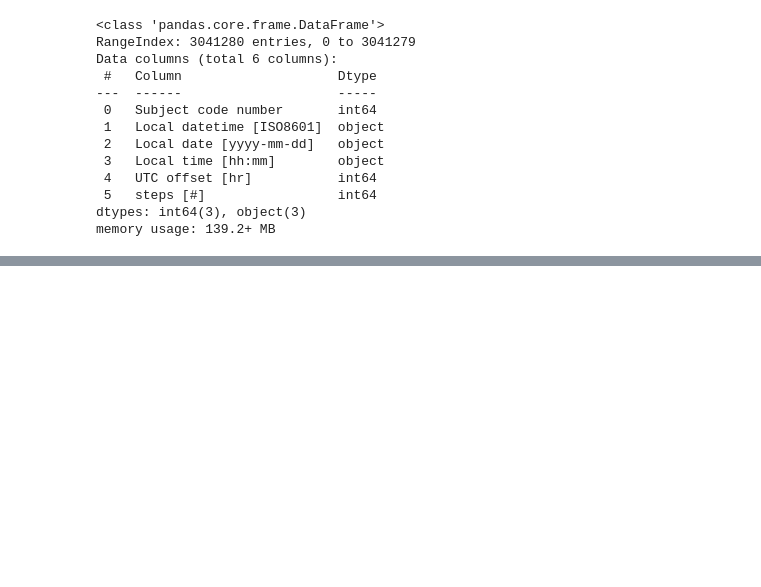
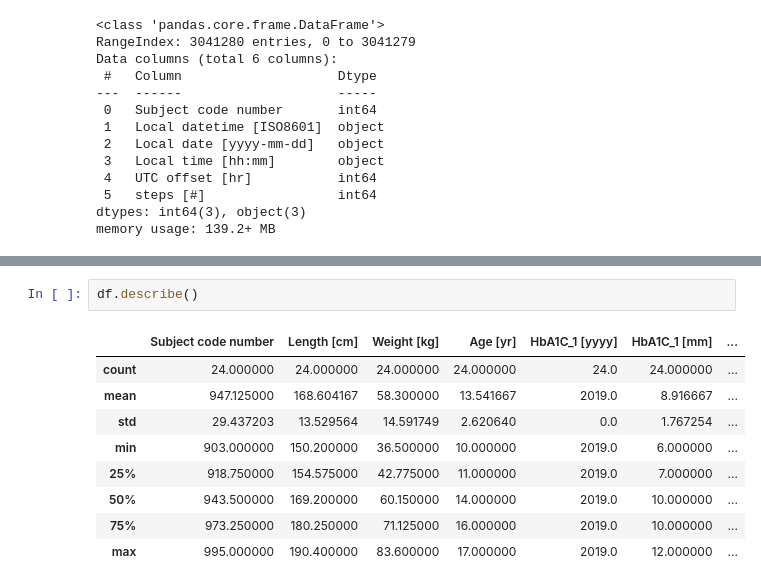
Before and after one commit to DSa-Hb1Ac/dataset-diabetes-adolescents-time-series-with-heart-rate, a Jupyter notebook: dataunderstanding.ipynb, the cells around one changed output, grey strips where cells are left out. Drawn from its saved outputs; the diff is of its cells as text; blank space fills up the shorter version.

```diff
--- a/dataunderstanding.ipynb
+++ b/dataunderstanding.ipynb
@@ -150,0 +272,12 @@ memory usage: 139.2+ MB
+# %%
+df.describe()
+# %% [output]
+|  | Subject code number | Length [cm] | Weight [kg] | Age [yr] | HbA1C_1 [yyyy] | HbA1C_1 [mm] | ... |
+| count | 24.000000 | 24.000000 | 24.000000 | 24.000000 | 24.0 | 24.000000 | ... |
+| mean | 947.125000 | 168.604167 | 58.300000 | 13.541667 | 2019.0 | 8.916667 | ... |
+| std | 29.437203 | 13.529564 | 14.591749 | 2.620640 | 0.0 | 1.767254 | ... |
+| min | 903.000000 | 150.200000 | 36.500000 | 10.000000 | 2019.0 | 6.000000 | ... |
+| 25% | 918.750000 | 154.575000 | 42.775000 | 11.000000 | 2019.0 | 7.000000 | ... |
+| 50% | 943.500000 | 169.200000 | 60.150000 | 14.000000 | 2019.0 | 10.000000 | ... |
+| 75% | 973.250000 | 180.250000 | 71.125000 | 16.000000 | 2019.0 | 10.000000 | ... |
+| max | 995.000000 | 190.400000 | 83.600000 | 17.000000 | 2019.0 | 12.000000 | ... |
```
Also changed, not shown: parts of 11 cells of this notebook.
